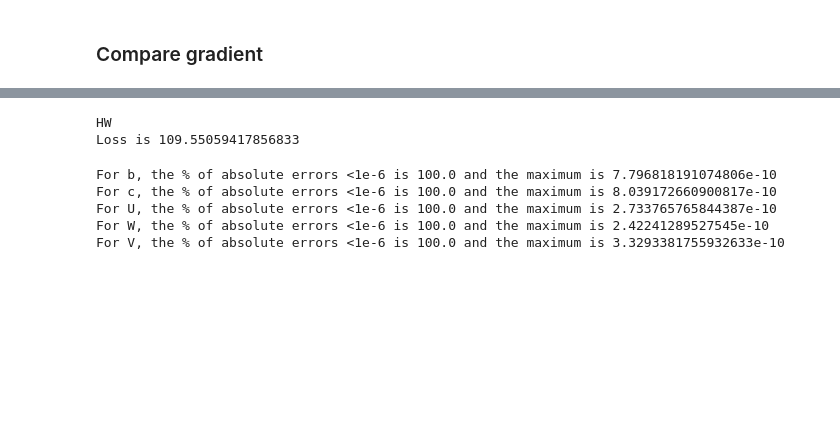
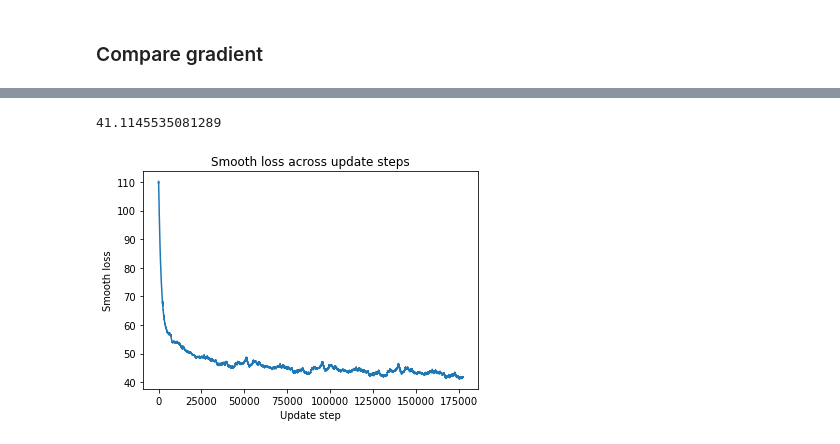
Before and after one commit to annasanchez27/DD2424-deep-learning-data-science, a Jupyter notebook: lab4/experiments.ipynb, the cells around one changed output, grey strips where cells are left out. Saved outputs shown, nothing was run; the diff lists cells and outputs as text; code cells hidden in the pictures; blank space fills up the shorter version.

```diff
--- a/lab4/experiments.ipynb
+++ b/lab4/experiments.ipynb
@@ -20,6 +20,9 @@ dict_keys(['data', 'char', 'K', 'char_to_ind', 'ind_to_char'])
 # %% [markdown]
 ### Compare gradient
 # %%
+K = 80
+m = 100
+
 sequence_length = 25
 data = read_data['data']
 
@@ -27,7 +30,3 @@ input_chars = data[0:sequence_length]
 target_chars = data[1: 1 + sequence_length]
 X = RNN.encode(input_chars, read_data['char_to_ind'])
 Y = RNN.encode(target_chars, read_data['char_to_ind'])
-
-model = RNN.RNN(read_data['K'])
-grads,_ = model.compute_gradients(X, Y)
-grads['W'].shape
@@ -58,4 +63,5 @@ HEllo
 # %%
-train_model = RNN.RNN(read_data['K'])
-train_model.fit(read_data,sequence_length)
+model_fit = RNN.RNN(read_data['K'],m)
+model_fit.ind_to_char = read_data['ind_to_char']
+loss_list = model_fit.fit(read_data,sequence_length)
 # %% [output]
@@ -166,11 +84,0 @@ Y = encode(target_chars, read_data['char_to_ind'])
-# %%
-h0 = np.zeros(shape=(m,1))
-print("HW")
-p, h, a = myRNN.forward(X,h0)
-#loss = myRNN.calculate_loss(Y,p)
-loss = myRNN.calculate_loss(Y,p)
-print("Loss is", loss)
-newGRADS = myRNN.backward(X, Y, p, h, a)
-# %% [output]
-HW
-Loss is 109.55059417856833
@@ -199,13 +85,13 @@ newGRADS_num = ComputeGradsNum(myRNN, X, Y, h0)
-# %%
-for parameter in ['b','c','U','W','V']:
-    error = abs(newGRADS_num[parameter]-newGRADS[parameter])
-    mean_error = np.mean(error<1e-6)
-    max_error = error.max()
-    print('For '+parameter+', the % of absolute errors <1e-6 is '+str(mean_error*100)+ \
-          ' and the maximum is '+str(max_error))
-# %% [output]
-For b, the % of absolute errors <1e-6 is 100.0 and the maximum is 7.796818191074806e-10
-For c, the % of absolute errors <1e-6 is 100.0 and the maximum is 8.039172660900817e-10
-For U, the % of absolute errors <1e-6 is 100.0 and the maximum is 2.733765765844387e-10
-For W, the % of absolute errors <1e-6 is 100.0 and the maximum is 2.42241289527545e-10
-For V, the % of absolute errors <1e-6 is 100.0 and the maximum is 3.3293381755932633e-10
+# %%
+min(loss_list)
+# %% [output]
+41.1145535081289
+# %%
+import matplotlib.pyplot as plt
+plt.plot(loss_list)
+plt.title("Smooth loss across update steps")
+plt.xlabel("Update step")
+plt.ylabel("Smooth loss")
+plt.show()
+# %% [output]
+[figure, added]
```
Also changed, not shown: parts of 18 cells of this notebook, 2 other files.
